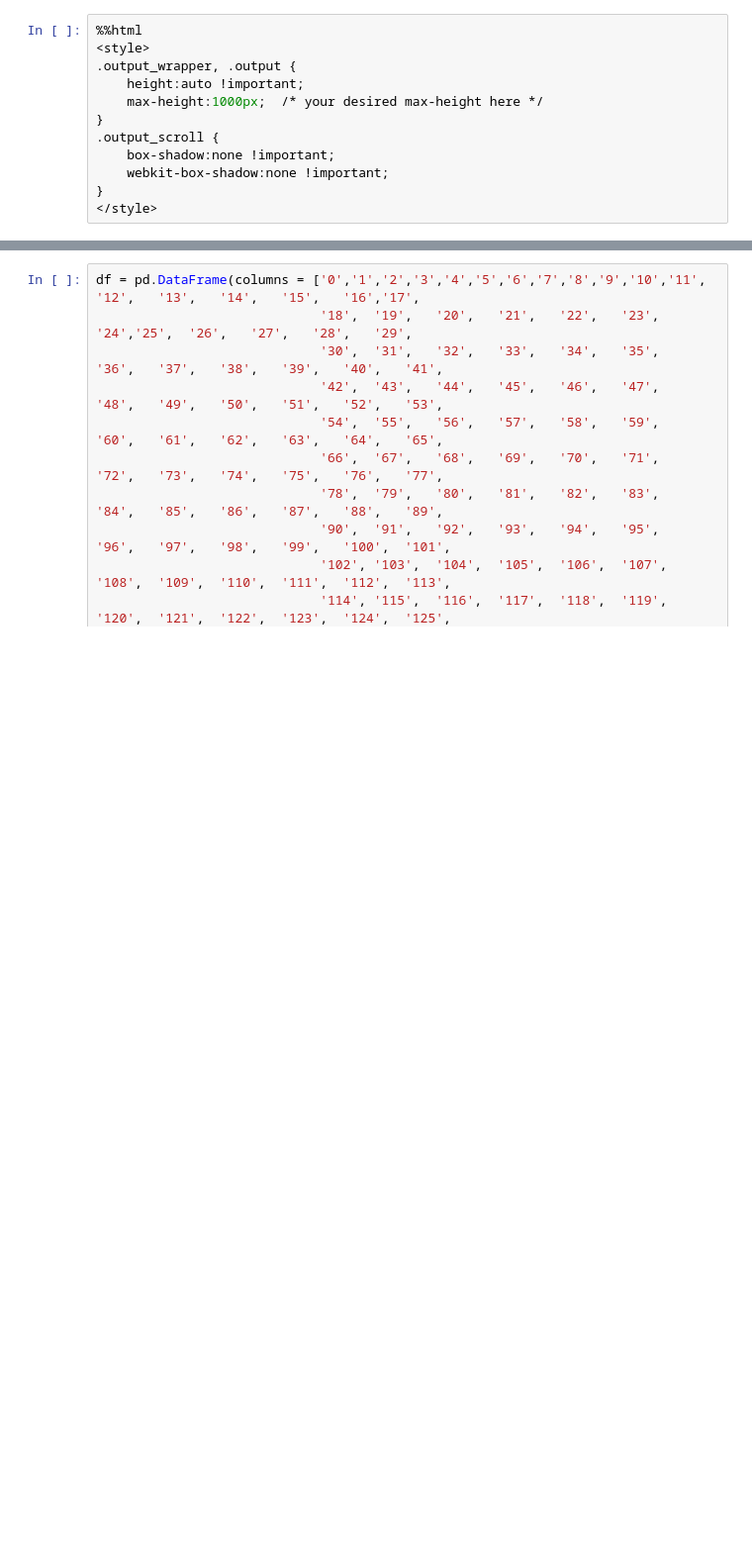
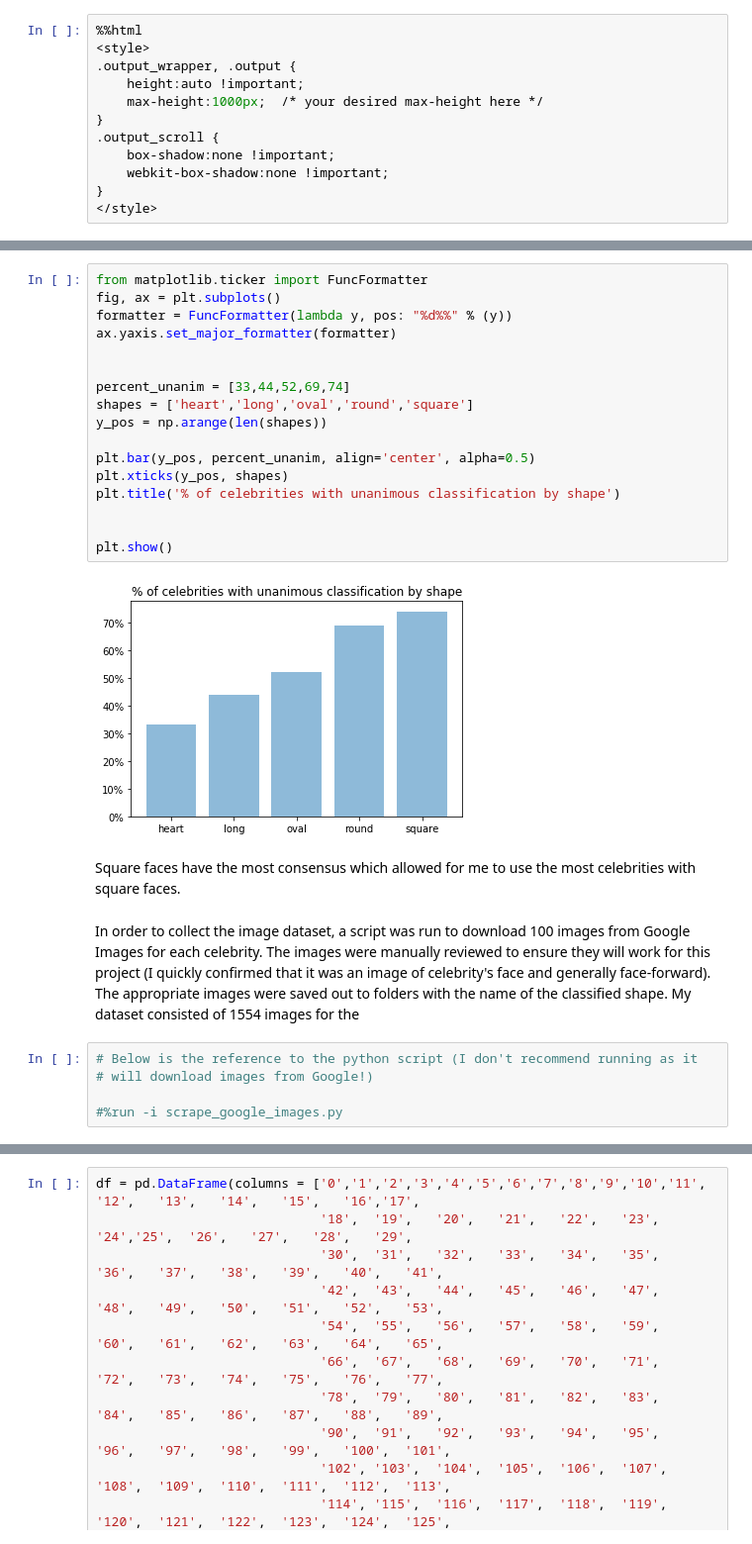
Before and after one commit to marnieboyer/Thinkful, a Jupyter notebook: Final Capstone/main v2.ipynb, the cells around one changed output, grey strips where cells are left out. Shown at 99% size. Cells and saved outputs as stored; diff of their text form; blank space fills up the shorter version.

```diff
--- a/Final Capstone/main v2.ipynb
+++ b/Final Capstone/main v2.ipynb
@@ -35,0 +67,28 @@ image_dir = "C:/Users/boyerm/_Capstone 3 Final/pics2"
+# %%
+from matplotlib.ticker import FuncFormatter
+fig, ax = plt.subplots()
+formatter = FuncFormatter(lambda y, pos: "%d%%" % (y))
+ax.yaxis.set_major_formatter(formatter)
+
+
+percent_unanim = [33,44,52,69,74]
+shapes = ['heart','long','oval','round','square']
+y_pos = np.arange(len(shapes))
+
+plt.bar(y_pos, percent_unanim, align='center', alpha=0.5)
+plt.xticks(y_pos, shapes)
+plt.title('% of celebrities with unanimous classification by shape')
+
+
+plt.show()
+# %% [output]
+[figure, added]
+# %% [markdown]
+Square faces have the most consensus which allowed for me to use the most celebrities with square faces.
+# %% [markdown]
+In order to collect the image dataset, a script was run to download 100 images from Google Images for each celebrity. The images were manually reviewed to ensure they will work for this project (I quickly confirmed that it was an image of celebrity's face and generally face-forward). The appropriate images were saved out to folders with the name of the classified shape. My dataset consisted of 1554 images for the
+# %%
+# Below is the reference to the python script (I don't recommend running as it
+# will download images from Google!)
+
+#%run -i scrape_google_images.py
```
Also changed, not shown: parts of 94 cells of this notebook, 3 other files.
